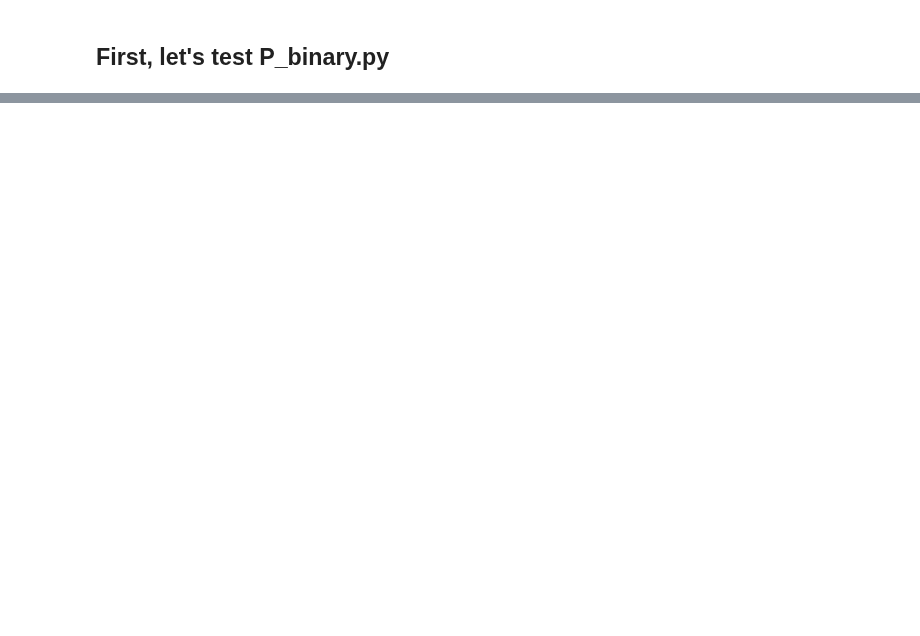
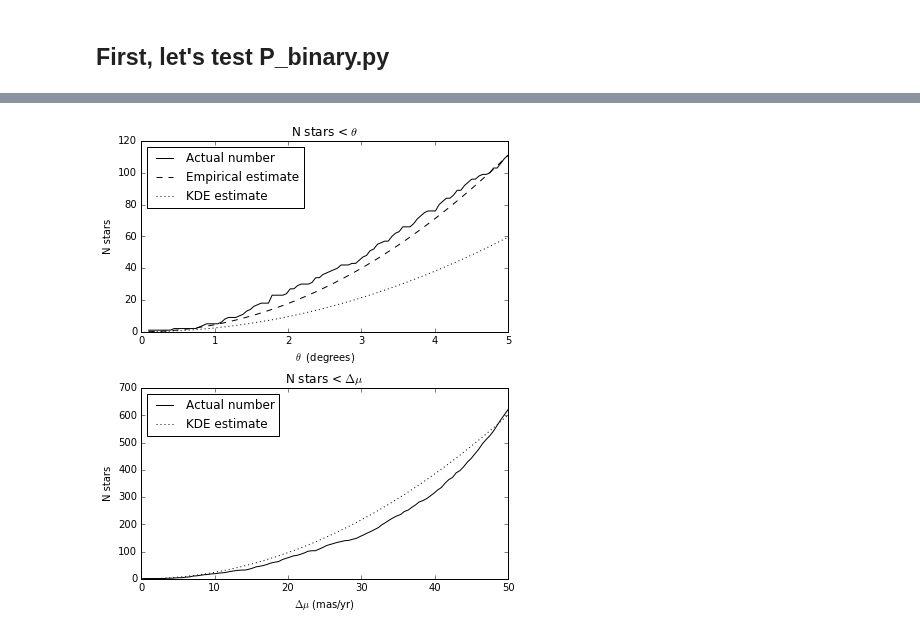
Before and after one commit to astroJeff/gaia_binaries, a Jupyter notebook: notebooks/Testing.ipynb, the cells around one changed output, grey strips where cells are left out. Saved outputs shown, nothing was run; the diff lists cells and outputs as text; code cells hidden in the pictures; blank space fills up the shorter version.

```diff
--- a/notebooks/Testing.ipynb
+++ b/notebooks/Testing.ipynb
@@ -29,0 +68,20 @@ plt.show()
+# %%
+# Read in sample from Tycho-2 table
+
+filename = ('../data/rNLTT/catalog_tabs.dat')
+t = Table.read(filename, format='ascii', guess=True)
+
+
+# Change proper motion units from asec/yr to mas/yr
+t['mu_ra'] = 1.0e3*t['mu_ra']
+t['mu_dec'] = 1.0e3*t['mu_dec']
+t['mu_ra_err'] = 1.0e3*t['mu_ra_err']
+t['mu_dec_err'] = 1.0e3*t['mu_dec_err']
+
+
+# Set minimum proper motion uncertainties to 1 mas/yr
+min_t = np.ones(len(t))
+tmp_t_ra = np.max((min_t, t['mu_ra_err']), axis=0)
+tmp_t_dec = np.max((min_t, t['mu_dec_err']), axis=0)
+t['mu_ra_err'] = tmp_t_ra
+t['mu_dec_err'] = tmp_t_dec
@@ -29,0 +90,70 @@ plt.show()
+# %%
+fig, ax = plt.subplots(2,1, figsize=(6,7))
+
+i=0
+
+
+# Position panel
+ra_in = t['ra'][i]
+dec_in = t['dec'][i]
+#print ra_in, dec_in
+
+radius = np.linspace(0.1, 5.0, 100)
+nstars = np.zeros(100)
+for j in np.arange(100):
+    r = radius[j]
+    nstars[j] = P_random.nstars_nearby(ra_in, dec_in, radius=r, catalog=t)-1
+ax[0].plot(radius, nstars, color='k', label='Actual number')
+
+# Compare to density estimate derived from a 5 degree radius
+r = 5.0
+n_stars_near = P_random.nstars_nearby(ra_in, dec_in, radius=r, catalog=t)-1
+n_density = n_stars_near / (4.0*np.pi*r**2)
+y = (4.0*np.pi)*n_density*radius**2
+ax[0].plot(radius,y, color='k', linestyle='--', label='Empirical estimate')
+
+pos_density = P_random.get_sigma_pos(ra_in, dec_in, catalog=t, method='kde')
+norm_factor = P_random.pos_kde.factor*len(t['ra'])
+P_pos = 4.0*np.pi*radius**2*pos_density
+ax[0].plot(radius, P_pos*norm_factor, color='k', linestyle='dotted', label='KDE estimate')
+
+
+ax[0].set_title(r'N stars < $\theta$')
+ax[0].set_xlabel(r'$\theta\ $ (degrees)')
+ax[0].set_ylabel('N stars')
+ax[0].legend(loc=2)
+
+
+
+
+# Proper motion panel
+mu_ra_in = t['mu_ra'][i]
+mu_dec_in = t['mu_dec'][i]
+
+pm_density = P_random.get_sigma_mu(mu_ra_in, mu_dec_in, catalog=t, method='kde')
+delta_mu = np.linspace(0.0, 50.0, 100)
+P_mu = 4.0*np.pi*delta_mu**2*pm_density
+
+N_stars = np.zeros(100)
+for i in np.arange(100):
+    N_stars[i] = P_random.nstars_nearby_mu(mu_ra_in, mu_dec_in, delta_mu[i], catalog=t)
+
+ax[1].plot(delta_mu, N_stars, color='k', label='Actual number')
+
+
+norm_factor = P_random.mu_kde.factor*len(t['ra'])
+ax[1].plot(delta_mu, P_mu*norm_factor, color='k', linestyle='dotted', label='KDE estimate')
+
+ax[1].set_xlim(0.0,50.0)
+
+ax[1].set_title(r'N stars < $\Delta \mu$')
+ax[1].set_xlabel(r'$\Delta \mu$ (mas/yr)')
+ax[1].set_ylabel('N stars')
+
+ax[1].legend(loc=2)
+
+
+plt.tight_layout()
+plt.show()
+# %% [output]
+[figure, added]
```
Also changed, not shown: parts of 14 cells of this notebook, 3 other files.
